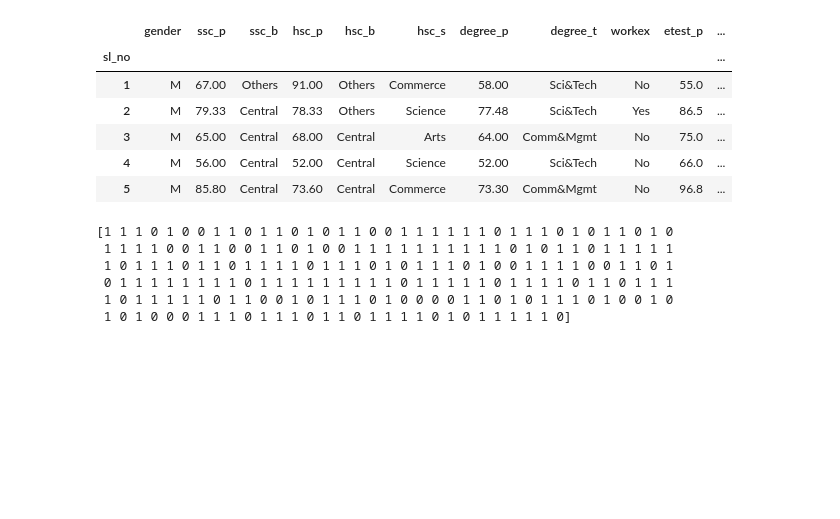
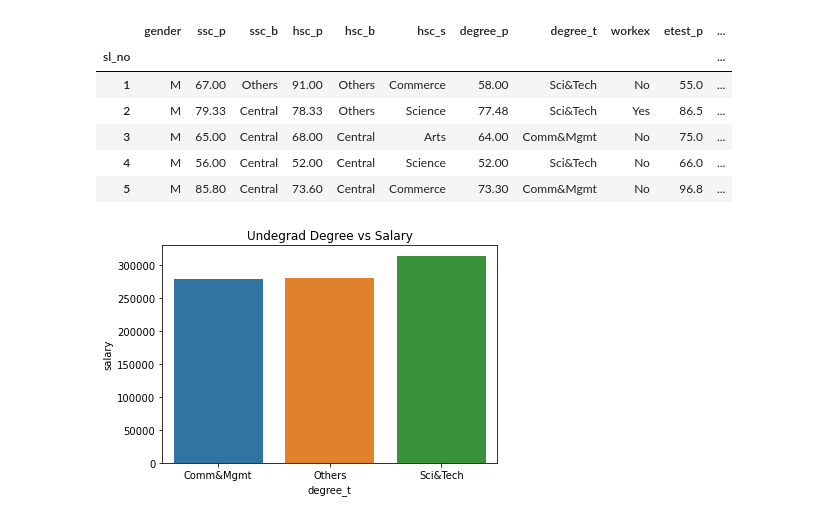
Before and after one commit to venturizhou/Kaggle, a Jupyter notebook: Student Placement/Placement.ipynb, the cells around one changed output. Cells and saved outputs as stored; diff of their text form; code cells hidden in the pictures; blank space fills up the shorter version.

```diff
--- a/Student Placement/Placement.ipynb
+++ b/Student Placement/Placement.ipynb
@@ -14,6 +22,19 @@ df.head()
 | 3 | M | 65.00 | Central | 68.00 | Central | Arts | 64.00 | Comm&Mgmt | No | 75.0 | ... |
 | 4 | M | 56.00 | Central | 52.00 | Central | Science | 52.00 | Sci&Tech | No | 66.0 | ... |
 | 5 | M | 85.80 | Central | 73.60 | Central | Commerce | 73.30 | Comm&Mgmt | No | 96.8 | ... |
+# %%
+df_placed_only = df.dropna()
+# df_placed_only.groupby('degree_t').salary.mean().plot(kind='bar')
+# fig = px.bar(df, x='degree_t', y='salary', title='Undergraduate Degree vs Salary')
+# fig.show()
+df_2 = df_placed_only.groupby('degree_t', as_index=False).salary.mean()
+# df_2.reset_index()
+# df_2.index
+# df_2.reset_index(inplace=True)
+sns.barplot(x='degree_t', y='salary', data=df_2).set_title('Undegrad Degree vs Salary')
+plt.show()
+# %% [output]
+[figure, added]
 # %%
 from sklearn.model_selection import train_test_split
 from sklearn.ensemble import RandomForestClassifier
@@ -36,14 +57,6 @@ from sklearn.preprocessing import LabelEncoder
 le = LabelEncoder()
 
 y = le.fit_transform(y)
-print(y)
-# %% [output]
-[1 1 1 0 1 0 0 1 1 0 1 1 0 1 0 1 1 0 0 1 1 1 1 1 1 0 1 1 1 0 1 0 1 1 0 1 0
- 1 1 1 1 0 0 1 1 0 0 1 1 0 1 0 0 1 1 1 1 1 1 1 1 1 1 0 1 0 1 1 0 1 1 1 1 1
- 1 0 1 1 1 0 1 1 0 1 1 1 1 0 1 1 1 0 1 0 1 1 1 0 1 0 0 1 1 1 1 0 0 1 1 0 1
- 0 1 1 1 1 1 1 1 1 0 1 1 1 1 1 1 1 1 1 0 1 1 1 1 1 0 1 1 1 1 0 1 1 0 1 1 1
- 1 0 1 1 1 1 1 0 1 1 0 0 1 0 1 1 1 0 1 0 0 0 0 1 1 0 1 0 1 1 1 0 1 0 0 1 0
- 1 0 1 0 0 0 1 1 1 0 1 1 1 0 1 1 0 1 1 1 1 0 1 0 1 1 1 1 1 0]
 # %%
 train_X, val_X, train_y, val_y = train_test_split(post_df,y)
 # %%
```
Also changed, not shown: parts of 11 cells of this notebook.
